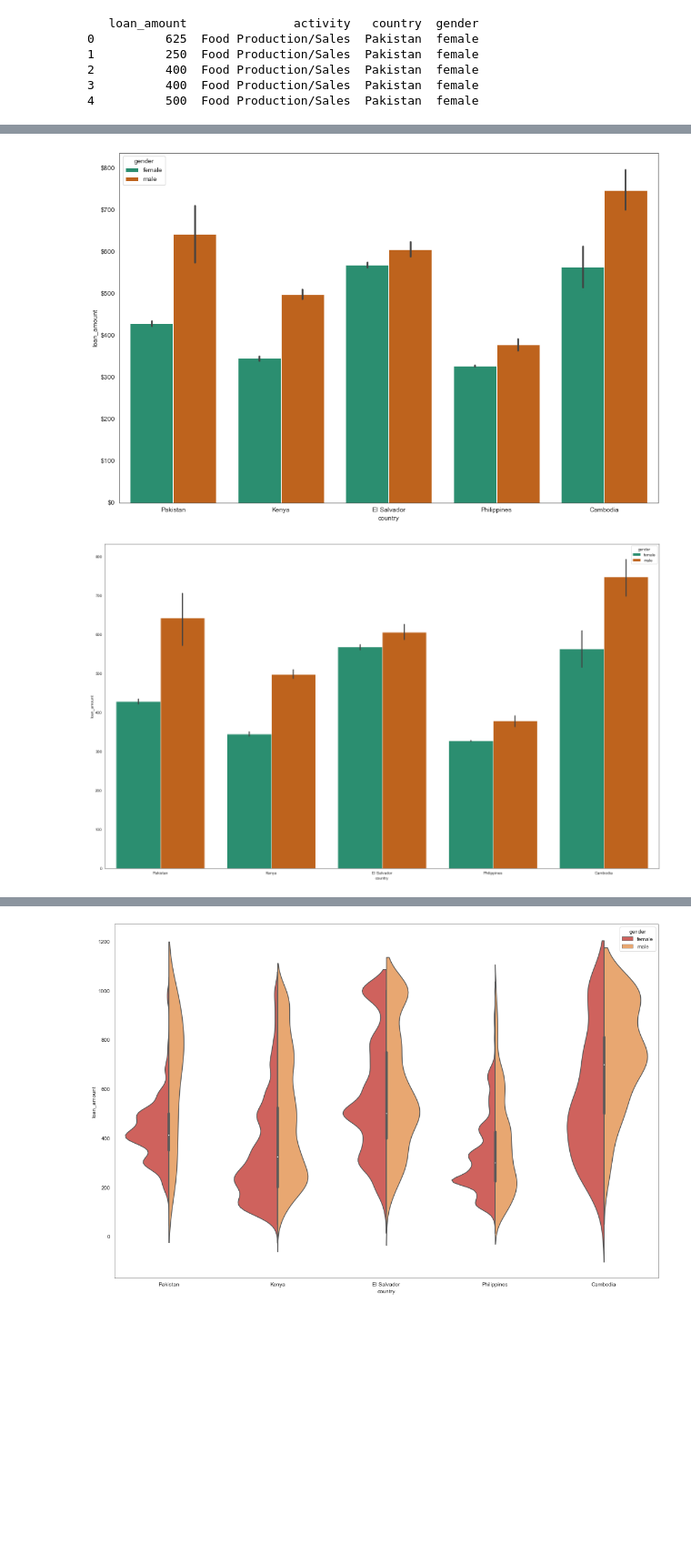
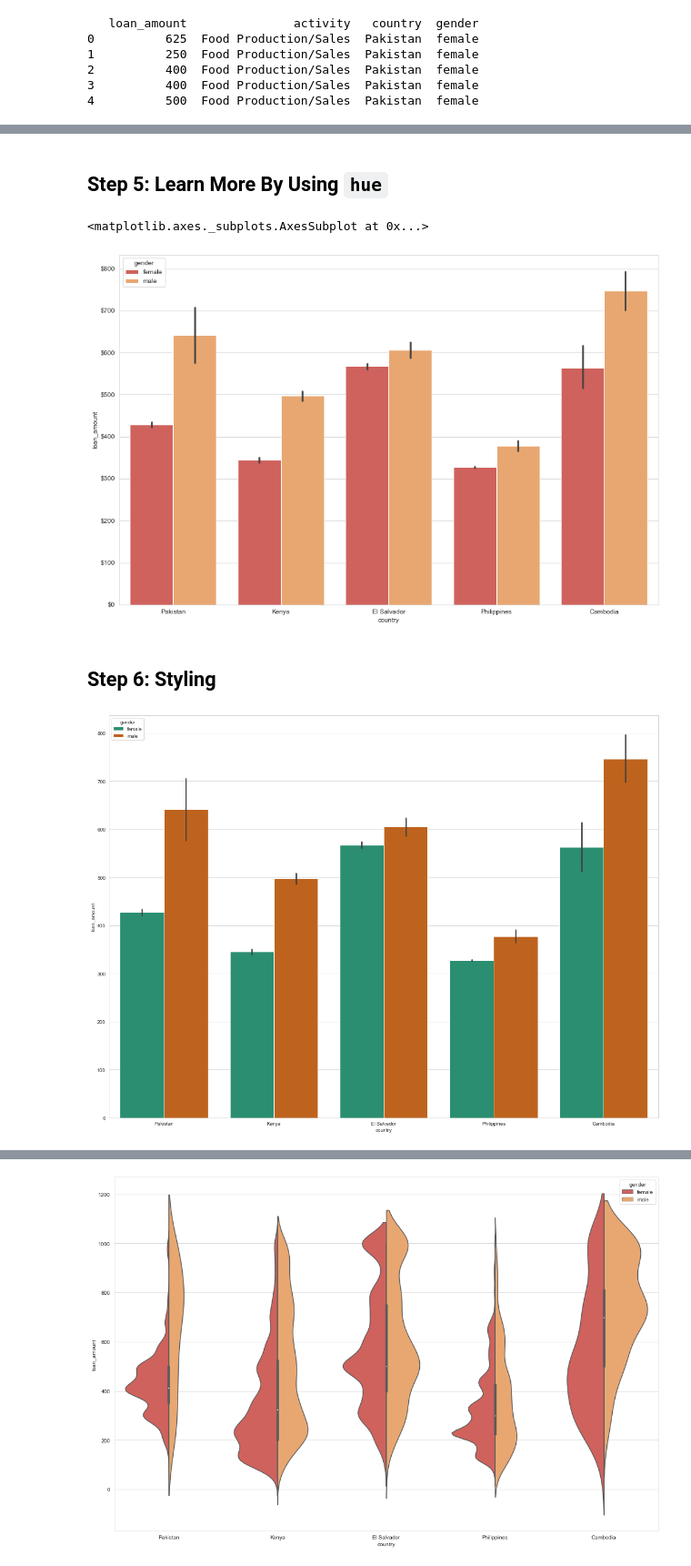
Before and after one commit to Mastercoder96/Data-science-Portfolio, a Jupyter notebook: Loans_by_Kiva.ipynb, the cells around one changed output, grey strips where cells are left out. Shown: that part at 91% size. Saved outputs shown, nothing was run; the diff lists cells and outputs as text; code cells hidden in the pictures; blank space fills up the shorter version.

```diff
--- a/Loans_by_Kiva.ipynb
+++ b/Loans_by_Kiva.ipynb
@@ -16,4 +44,5 @@ print(df.head())
 # %%
+sns.set_style('whitegrid')
 f, ax = plt.subplots(figsize=(15, 10))
 
 sns.barplot(data = df, x= "country", y= "loan_amount")
@@ -34,3 +63,5 @@ plt.show()
+# %% [markdown]
+## Step 5: Learn More By Using `hue`
 # %%
 f, ax = plt.subplots(figsize=(15, 10))
 
@@ -40,6 +71,7 @@ tick = mtick.StrMethodFormatter(fmt)
 ax.yaxis.set_major_formatter(tick)
 
 sns.barplot(data=df, x="country", y = "loan_amount", hue="gender")
-plt.show()
+#plt.show()
 # %% [output]
+<matplotlib.axes._subplots.AxesSubplot at 0x...>
-[figure, old version]
+[figure, new version]
@@ -46,12 +91,14 @@ plt.show()
+# %% [markdown]
+## Step 6: Styling
 # %%
 sns.set_palette("Dark2")
 
-sns.set_style("white")
+sns.set_style("whitegrid")
 
-plt.figure(figsize=(25, 15))
+plt.figure(figsize=(20, 15))
 
 ax.set_title("Loans given by Kiva for each country")
 sns.barplot(data=df, x="country", y="loan_amount", hue="gender")
 plt.show()
 # %% [output]
-[figure, old version]
+[figure, new version]
```
Also changed, not shown: parts of 20 cells of this notebook.
